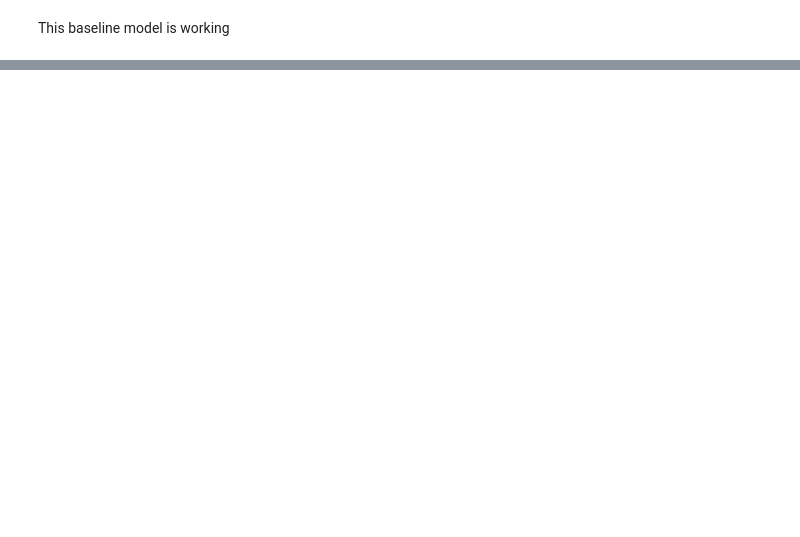
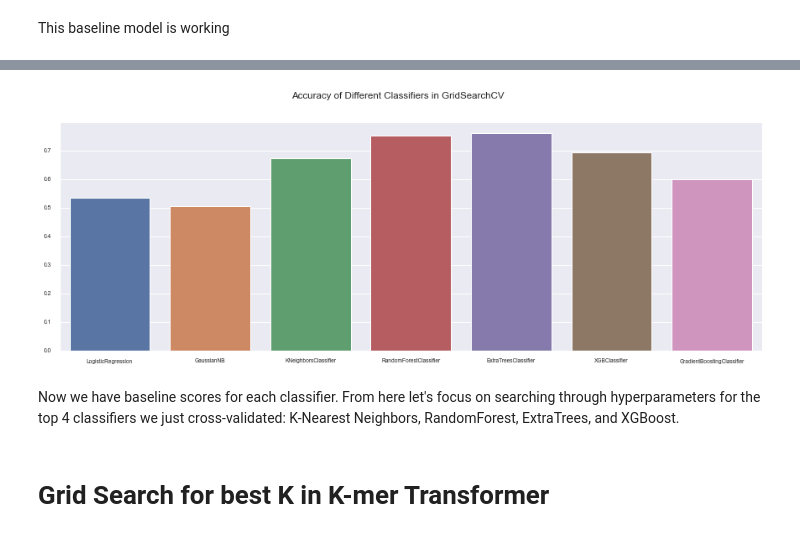
Before and after one commit to harryminds/DNA-Sequence-Classification, a Jupyter notebook: DNA Sequence Classification.ipynb, the cells around one changed output, grey strips where cells are left out. Drawn from its saved outputs; the diff is of its cells as text; code cells hidden in the pictures; blank space fills up the shorter version.

Commit message:
added grid searches

```diff
--- a/DNA Sequence Classification.ipynb
+++ b/DNA Sequence Classification.ipynb
@@ -512,0 +540,31 @@ sorted(zip(baseline_model['classifier'].feature_importances_, X_train_trans.colu
+# %%
+num_features = len(X_train_trans.columns)
+
+human_chimp_model = Pipeline(steps=[
+    ('scaler', StandardScaler()),
+    ('classifier', LogisticRegression(random_state=42))
+])
+
+RANDOM_STATE = 42
+
+params = [
+    {'classifier':[LogisticRegression(random_state=RANDOM_STATE)]},
+    {'classifier':[GaussianNB()]},
+    {'classifier':[KNeighborsClassifier()]},
+    {'classifier':[RandomForestClassifier(random_state=RANDOM_STATE)]},
+    {'classifier':[ExtraTreesClassifier(random_state=RANDOM_STATE)]},
+    {'classifier':[XGBClassifier(random_state=RANDOM_STATE)]},
+    {'classifier':[GradientBoostingClassifier(random_state=RANDOM_STATE)]},
+]
+
+grid_searcher = GridSearchCV(human_chimp_model, params, cv=3, scoring='accuracy', verbose=1)
+
+with parallel_backend('threading', n_jobs=-1):
+    grid_searcher.fit(X_train_trans, y_train)
+    best_est = grid_searcher.best_estimator_
+    y_preds = best_est.predict(X_test_trans)
+
+print('Best Estimator:')
+print(best_est)
+
+print(classification_report(labeler.inverse_transform(y_test), labeler.inverse_transform(y_preds)))
@@ -512,0 +586,14 @@ sorted(zip(baseline_model['classifier'].feature_importances_, X_train_trans.colu
+# %%
+fig, ax = plt.subplots(figsize=(15,5))
+sns.set(font_scale = .8)
+cv_results = list(grid_searcher.cv_results_['mean_test_score'])
+cv_params = [re.sub(r'\(.*?\)', "", str(x['classifier']).replace("\n", "")) for x in grid_searcher.cv_results_['params']]
+sns.barplot(cv_params, cv_results)
+fig.suptitle('Accuracy of Different Classifiers in GridSearchCV ')
+plt.show()
+# %% [output]
+[figure, added]
+# %% [markdown]
+Now we have baseline scores for each classifier. From here let's focus on searching through hyperparameters for the top 4 classifiers we just cross-validated: K-Nearest Neighbors, RandomForest, ExtraTrees, and XGBoost.
+# %% [markdown]
+# Grid Search for best K in K-mer Transformer
```
Also changed, not shown: parts of 43 cells of this notebook, 1 other file.
